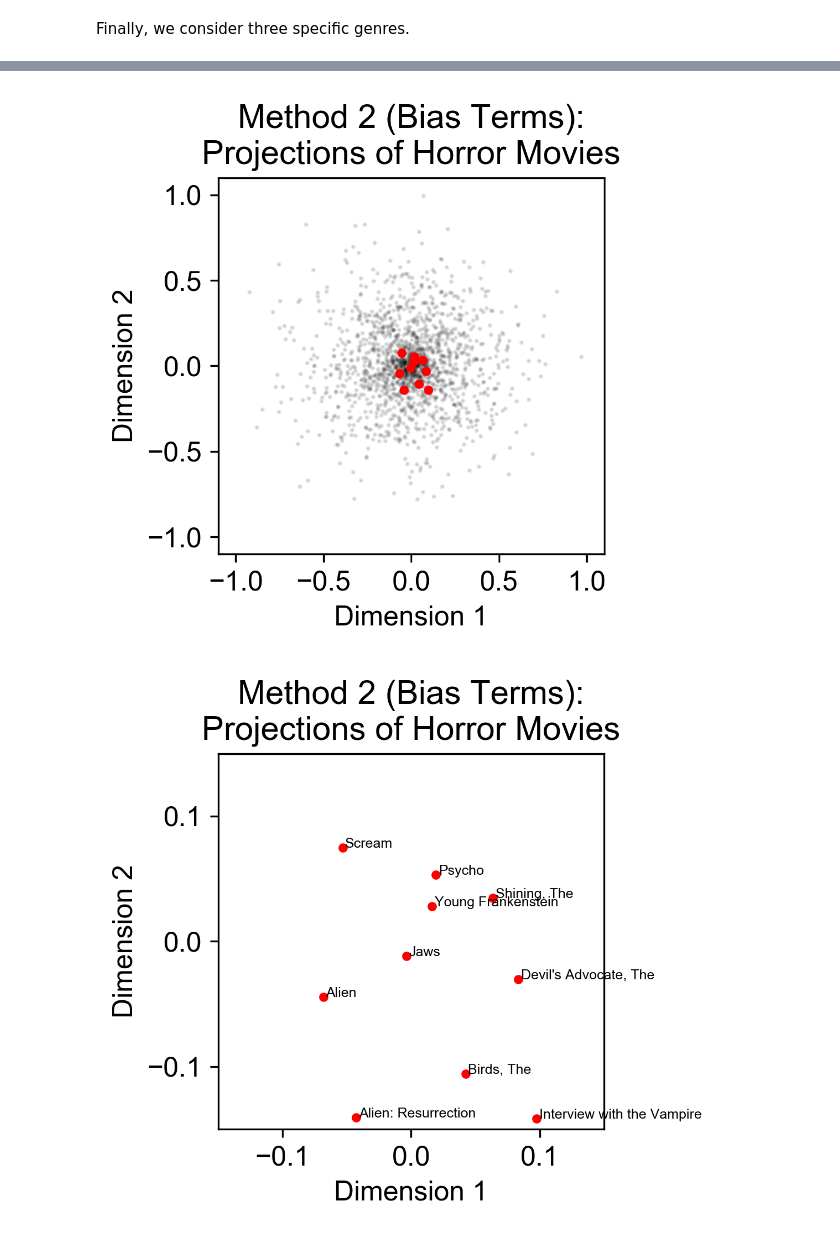
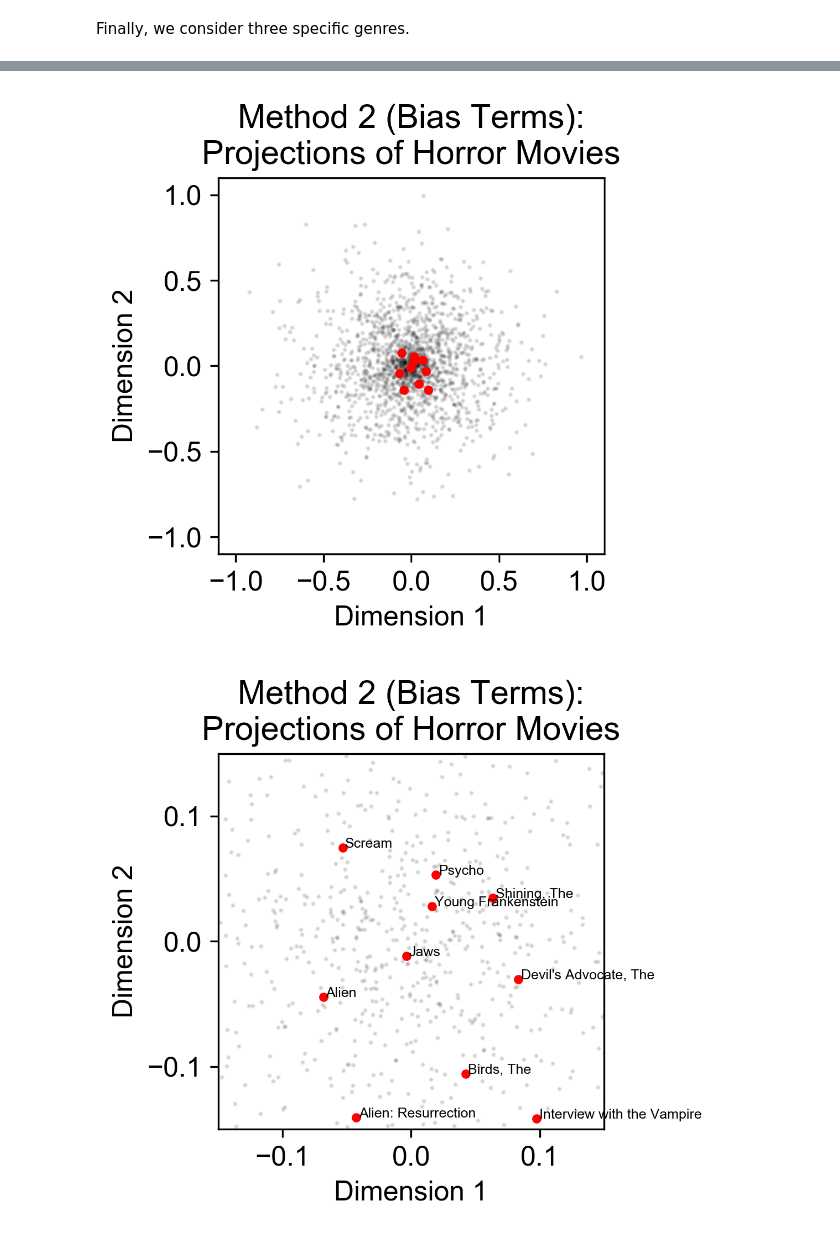
Before and after one commit to LiyinHe/CS155_project2, a Jupyter notebook: Bias_Learn_CS.ipynb, the cells around one changed output, grey strips where cells are left out. Drawn from its saved outputs; the diff is of its cells as text; code cells hidden in the pictures.

Commit message:
Fix visualizations of movies in particular genres.

```diff
--- a/Bias_Learn_CS.ipynb
+++ b/Bias_Learn_CS.ipynb
@@ -480,7 +480,7 @@ for genre in genres:
 
     # Visualize projections of movies in genre (zoomed)
     plt.figure(figsize=(3, 3))
-    #plt.plot(V_vis[0], V_vis[1], 'k.', ms=2, alpha=0.1)
+    plt.plot(V_vis[0], V_vis[1], 'k.', ms=2, alpha=0.1)
     plt.plot(V_vis[0, inds], V_vis[1, inds], 'r.')
     print('Genre:', genre)
     for ind in inds:
@@ -522,3 +522,3 @@ Star Wars (1977)
 [figure]
-[figure, old version]
+[figure, new version]
 [figure]
```
Also changed, not shown: parts of 1 cell of this notebook.
